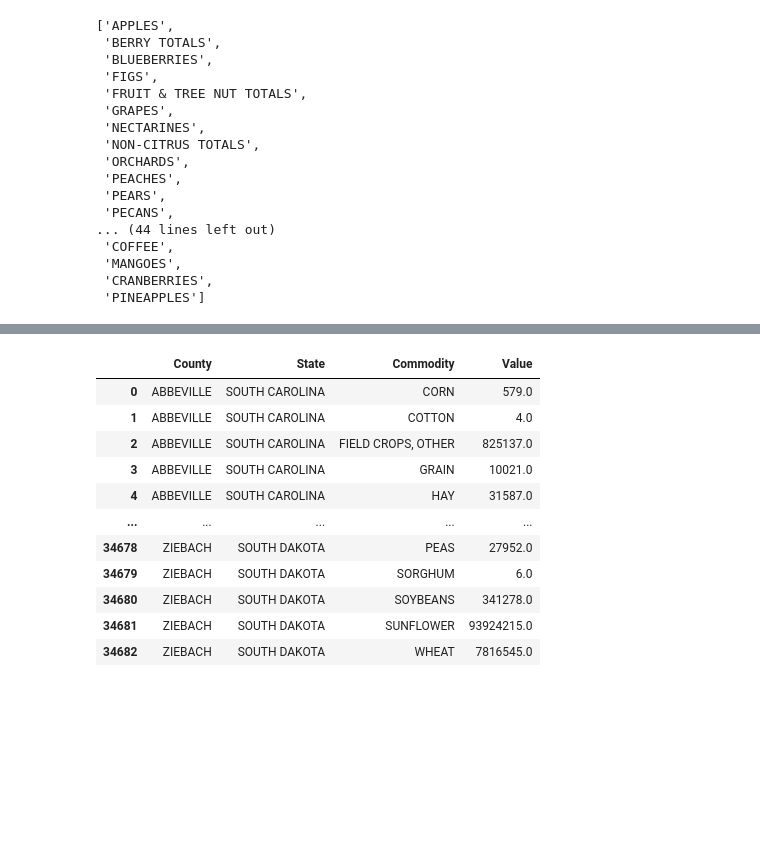
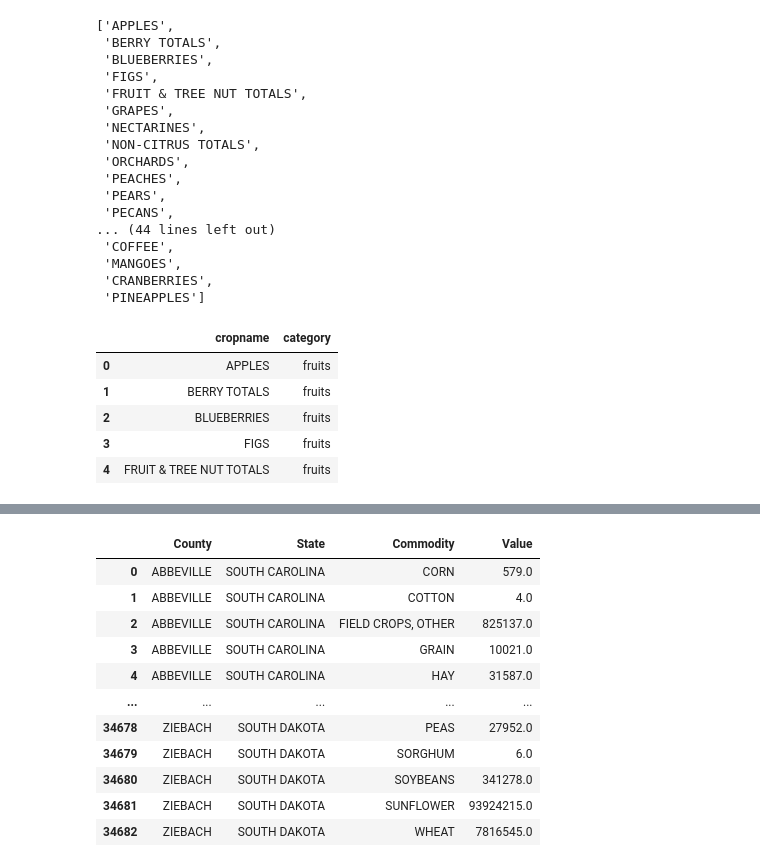
Before and after one commit to pandeysudip/us-agriculture, a Jupyter notebook: data_analysis.ipynb, the cells around one changed output, grey strips where cells are left out. Drawn from its saved outputs; the diff is of its cells as text; code cells hidden in the pictures; blank space fills up the shorter version.

```diff
--- a/data_analysis.ipynb
+++ b/data_analysis.ipynb
@@ -193,0 +218,9 @@ fruits_list
+# %%
+unique_fruits.head()
+# %% [output]
+|  | cropname | category |
+| 0 | APPLES | fruits |
+| 1 | BERRY TOTALS | fruits |
+| 2 | BLUEBERRIES | fruits |
+| 3 | FIGS | fruits |
+| 4 | FRUIT & TREE NUT TOTALS | fruits |
```
Also changed, not shown: parts of 12 cells of this notebook, 9 other files.
